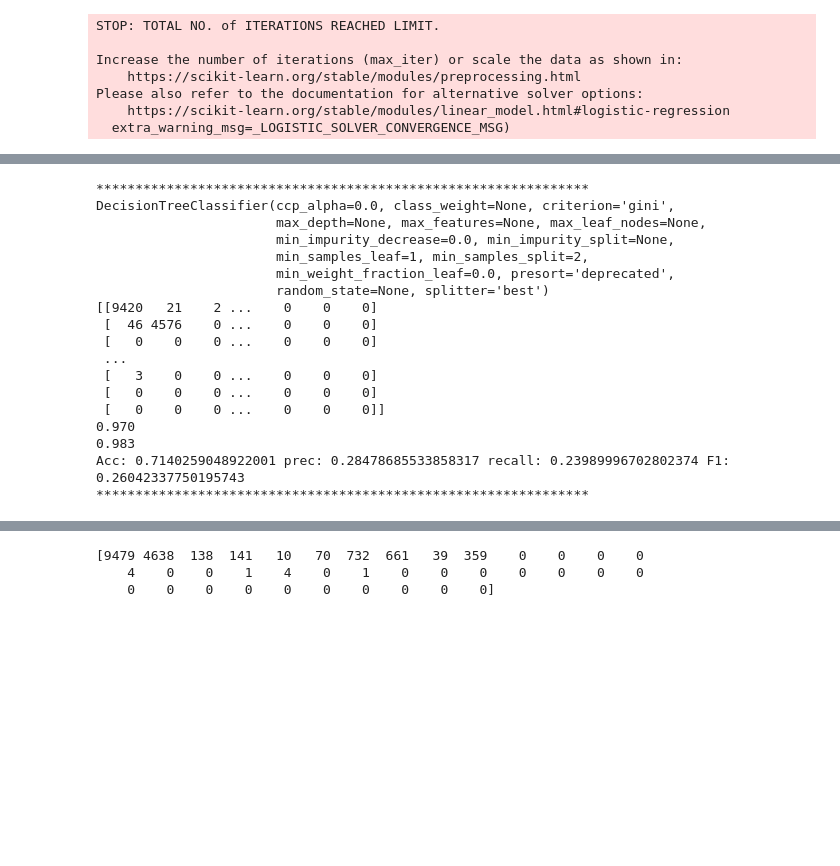
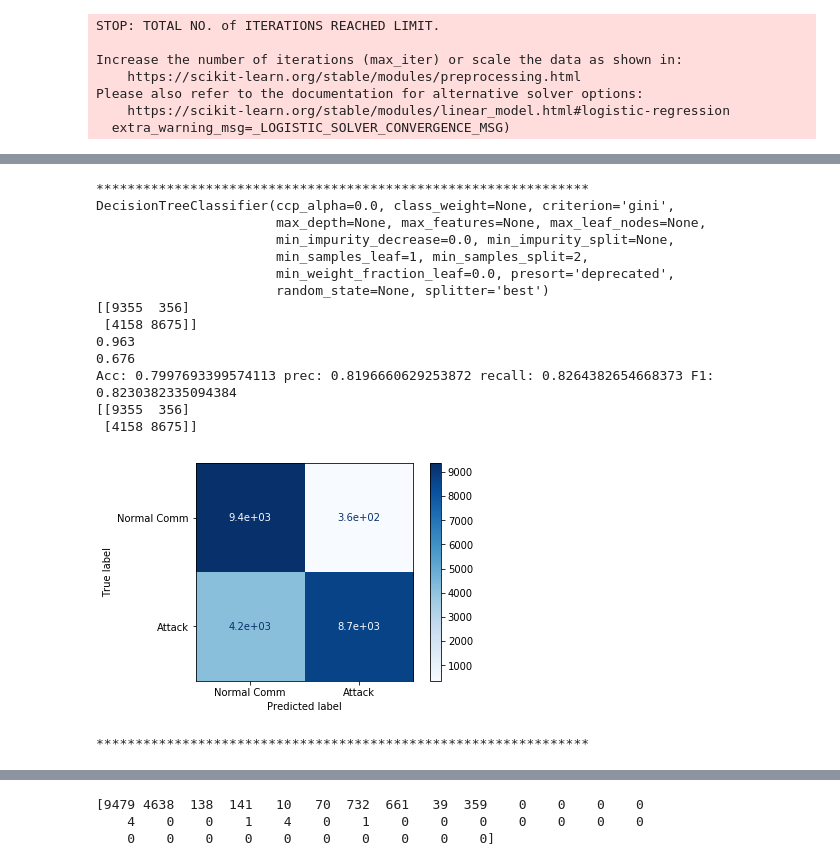
Before and after one commit to eteters/Drone-Security-ML, a Jupyter notebook: Classical Test.ipynb, the cells around one changed output, grey strips where cells are left out. Saved outputs shown, nothing was run; the diff lists cells and outputs as text; code cells hidden in the pictures; blank space fills up the shorter version.

```diff
--- a/Classical Test.ipynb
+++ b/Classical Test.ipynb
@@ -226,40 +233,39 @@ print(cm.diagonal())
 # %%
 print("***************************************************************")
 model = DecisionTreeClassifier()
 model.fit(traindata, trainlabel)
 print(model)
 # make predictions
 expected = testlabel
 predicted = model.predict(testdata)
 # summarize the fit of the model
 
 cm = metrics.confusion_matrix(expected, predicted)
 print(cm)
 tpr = float(cm[0][0])/np.sum(cm[0])
 fpr = float(cm[1][1])/np.sum(cm[1])
 print("%.3f" %tpr)
 print("%.3f" %fpr)
 evaluateCM(cm)
+plotCM(cm)
 print("***************************************************************")
 # %% [output]
 ***************************************************************
 DecisionTreeClassifier(ccp_alpha=0.0, class_weight=None, criterion='gini',
                        max_depth=None, max_features=None, max_leaf_nodes=None,
                        min_impurity_decrease=0.0, min_impurity_split=None,
                        min_samples_leaf=1, min_samples_split=2,
                        min_weight_fraction_leaf=0.0, presort='deprecated',
                        random_state=None, splitter='best')
-[[9420   21    2 ...    0    0    0]
- [  46 4576    0 ...    0    0    0]
- [   0    0    0 ...    0    0    0]
- ...
- [   3    0    0 ...    0    0    0]
- [   0    0    0 ...    0    0    0]
- [   0    0    0 ...    0    0    0]]
-0.970
-0.983
-Acc: 0.7140259048922001 prec: 0.28478685533858317 recall: 0.23989996702802374 F1: 0.26042337750195743
-***************************************************************
+[[9355  356]
+ [4158 8675]]
+0.963
+0.676
+Acc: 0.7997693399574113 prec: 0.8196660629253872 recall: 0.8264382654668373 F1: 0.8230382335094384
+[[9355  356]
+ [4158 8675]]
+[figure, added]
+***************************************************************
 # %%
 print("***************************************************************")
 model = AdaBoostClassifier(n_estimators=100)
```
Also changed, not shown: parts of 9 cells of this notebook.
